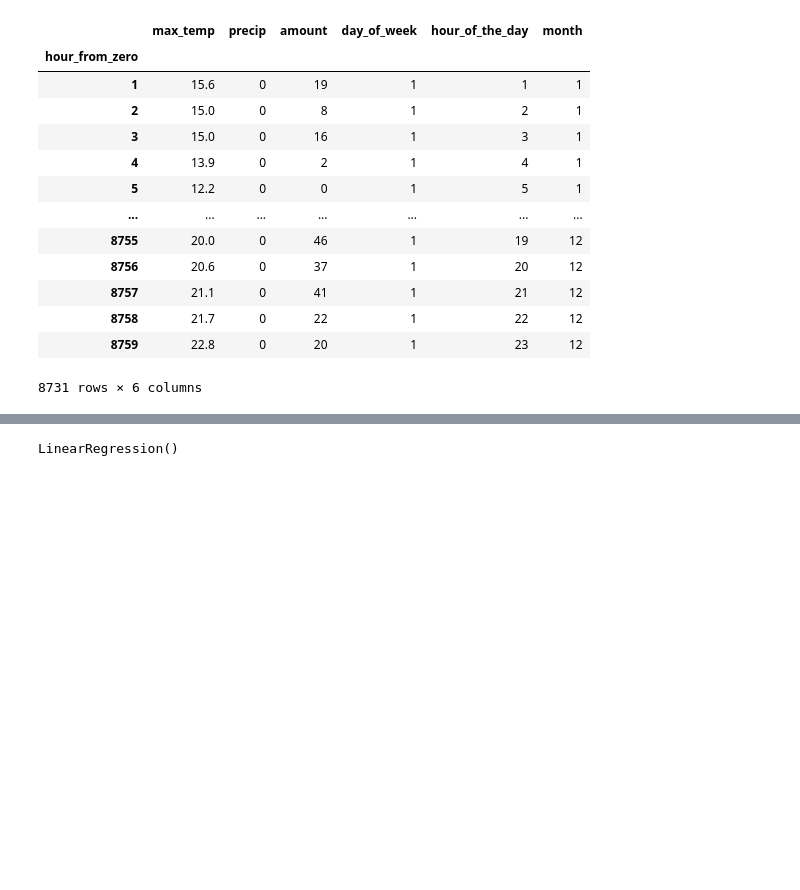
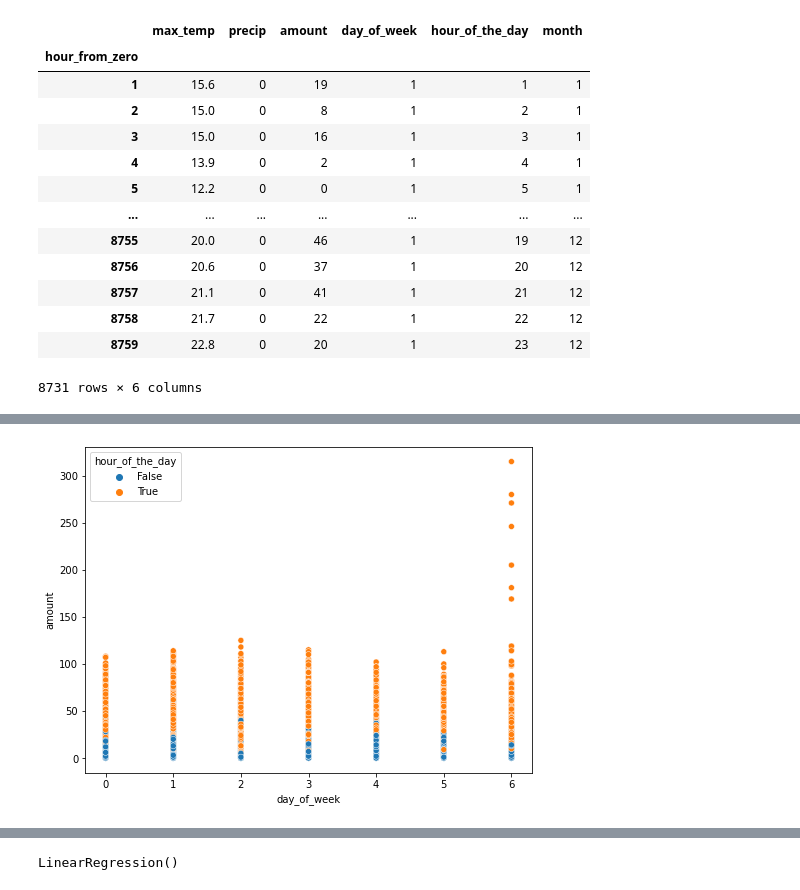
Before and after one commit to robbenB-123/SiliconValley, a Jupyter notebook: DSML_SILICONVALLEY.ipynb, the cells around one changed output, grey strips where cells are left out. Saved outputs shown, nothing was run; the diff lists cells and outputs as text; code cells hidden in the pictures; blank space fills up the shorter version.

```diff
--- a/DSML_SILICONVALLEY.ipynb
+++ b/DSML_SILICONVALLEY.ipynb
@@ -774,0 +787,11 @@ weather_demand_final
+# %%
+plt.figure(figsize = (8,6))
+
+rush_hours = [9,10,11,12,13,14,15,16,17,18,19,20,21]
+
+sns.scatterplot(x=weather_demand["day_of_week"], y=weather_demand["amount"],
+                hue=(weather_demand["hour_of_the_day"].apply(lambda x: x in rush_hours)))
+# hue = precip
+plt.show()
+# %% [output]
+[figure, added]
```
Also changed, not shown: parts of 5 cells of this notebook.
